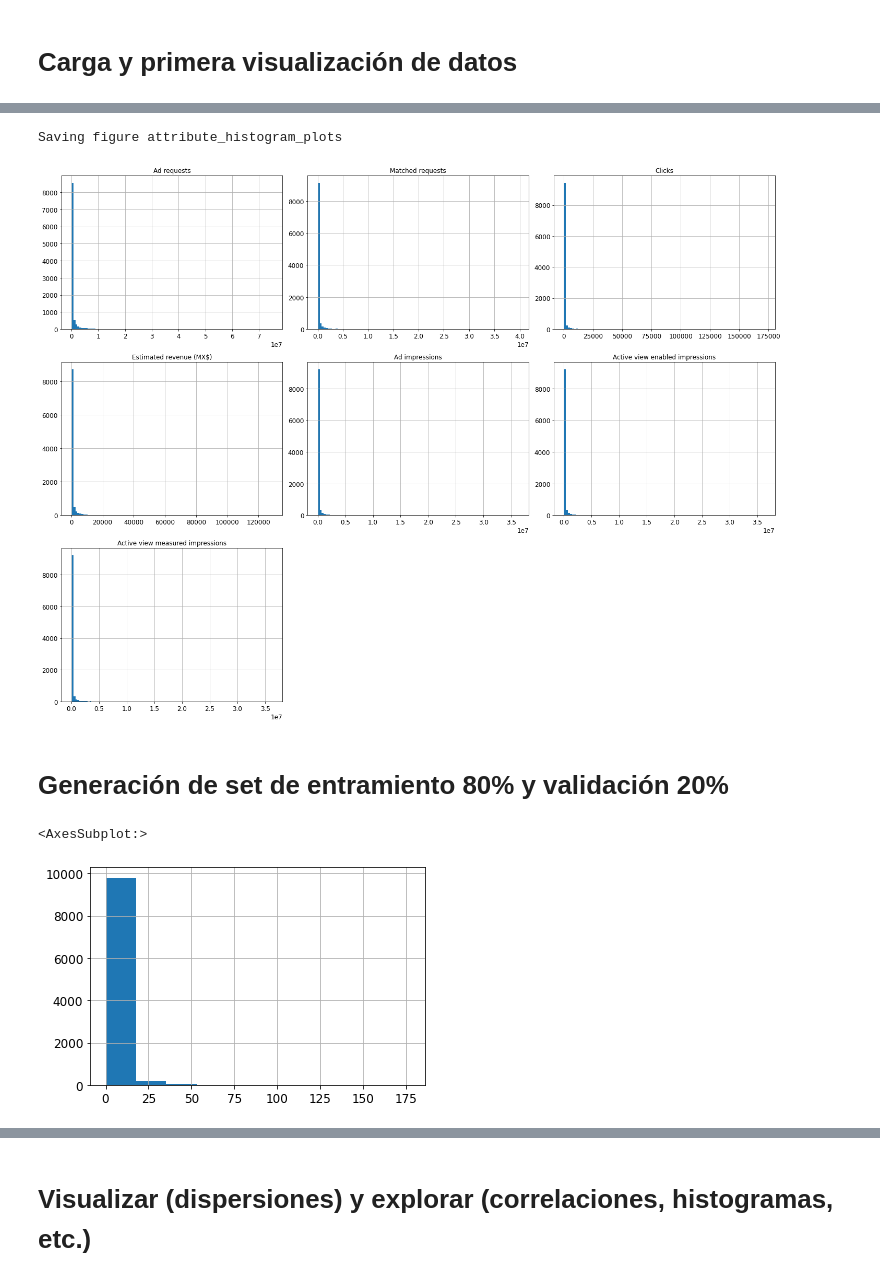
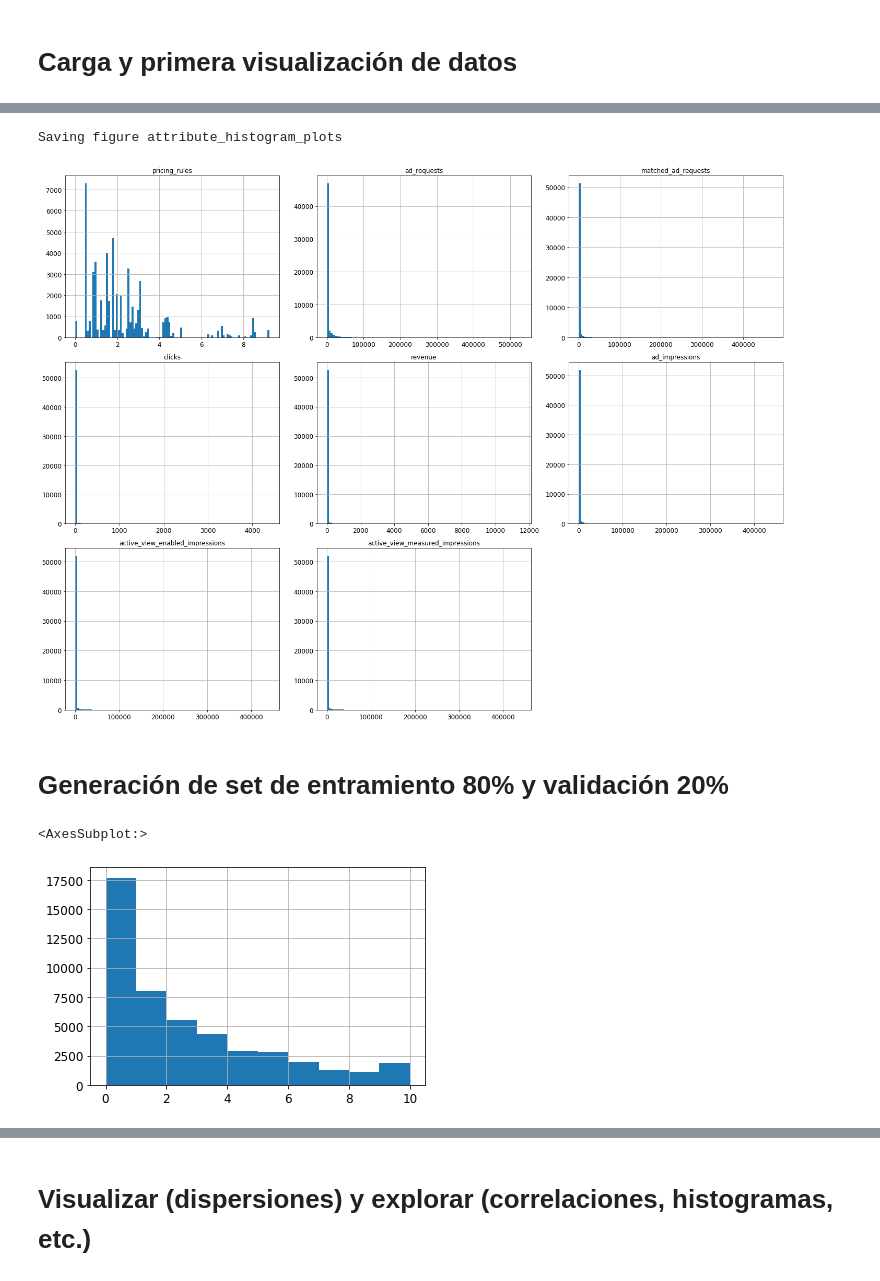
Before and after one commit to aaronjdigital/mlidigital, a Jupyter notebook: Newbase ML Reglas de Precio.ipynb, the cells around one changed output, grey strips where cells are left out. Drawn from its saved outputs; the diff is of its cells as text; code cells hidden in the pictures.

```diff
--- a/Newbase ML Reglas de Precio.ipynb
+++ b/Newbase ML Reglas de Precio.ipynb
@@ -71,14 +73,15 @@ import tarfile
 import urllib.request
 import pandas as pd
 
-HOUSING_PATH = os.path.join("datasets")
+PRULES_PATH = os.path.join("datasets")
 
-def load_housing_data(housing_path=HOUSING_PATH):
-    csv_path = os.path.join(housing_path, "newbase_pricing_rules_open.csv")
+def load_prules_data(prules_path=PRULES_PATH):
+    csv_path = os.path.join(prules_path, "newbase_pricing_rules_open.csv")
     return pd.read_csv(csv_path)
 # %% [markdown]
 # Carga y primera visualización de datos
 # %%
 # Visualización de la carga
-housing = load_housing_data()
-housing.head()
+target_site = 'DineroenImagen'
+carga_prules = load_prules_data()
+prules = carga_prules[carga_prules['site'] == target_site]
@@ -115 +119,3 @@ memory usage: 937.0+ KB
+# %%
+prules = prules.reset_index(drop = True)
 # %%
@@ -128,19 +134,19 @@ housing.describe()
 # Se observa que hay registros que tienen valores muy grandes.
 %matplotlib inline
 import matplotlib.pyplot as plt
-housing.hist(bins=100, figsize=(20,15))
+prules.hist(bins=100, figsize=(20,15))
 save_fig("attribute_histogram_plots")
 plt.show()
 # %% [output]
 Saving figure attribute_histogram_plots
-[figure, old version]
+[figure, new version]
 # %% [markdown]
 # Generación de set de entramiento 80% y validación 20%
 # %%
 # Creación de Métrica rCPM Ingresos/Ad Requests * 1,000
-housing['rCPM'] = housing['Estimated revenue (MX$)']/housing['Ad requests']*1000
+prules['rCPM'] = prules['revenue']/prules['ad_requests']*1000
 # %%
-housing["rCPM"].hist()
+prules['rCPM'].hist(range = [0,10])
 # %% [output]
 <AxesSubplot:>
-[figure, old version]
+[figure, new version]
```
Also changed, not shown: parts of 63 cells of this notebook.
